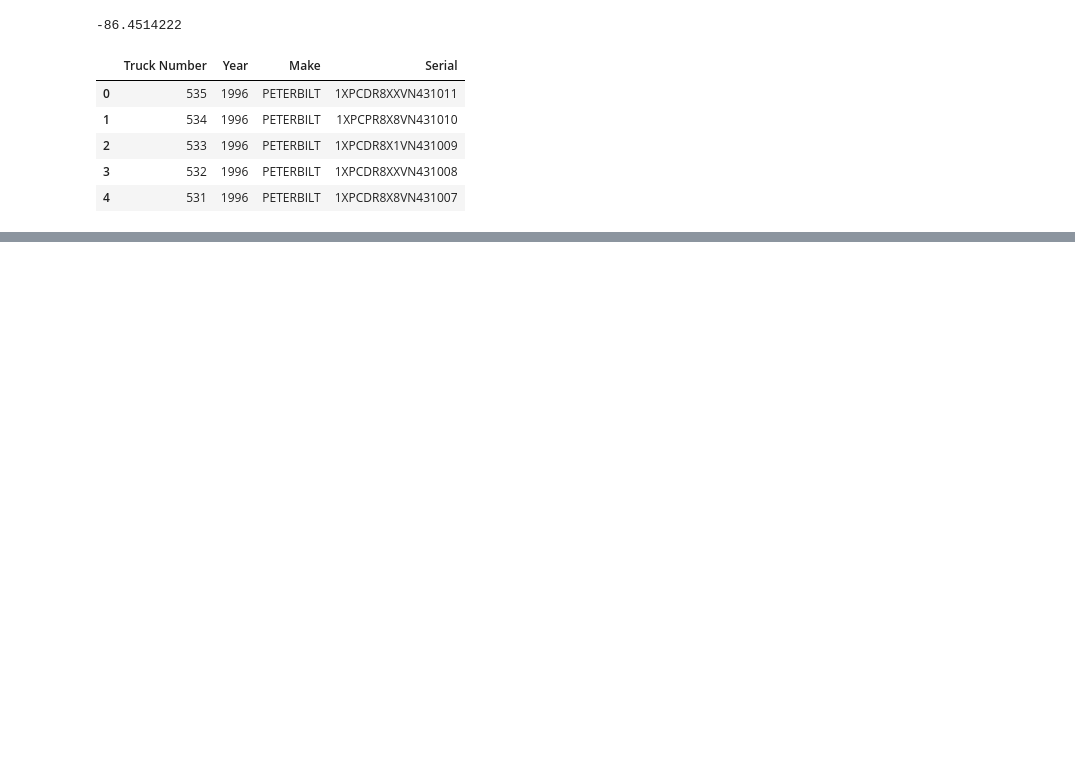
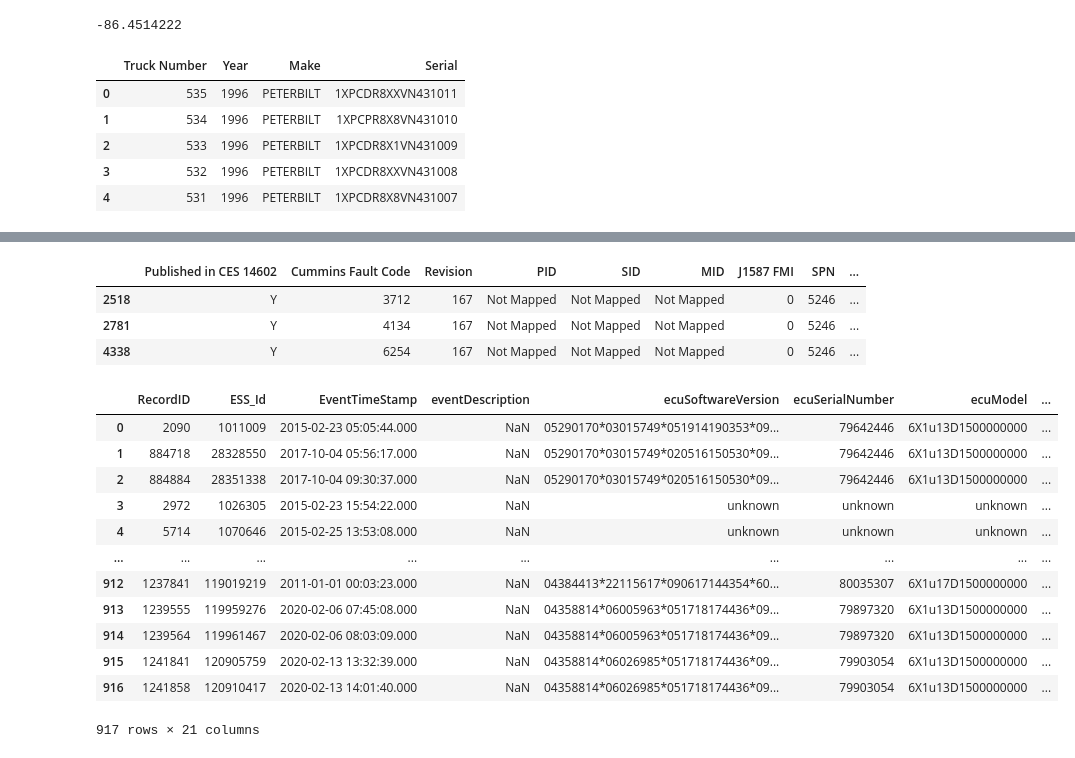
Before and after one commit to nss-data-science-cohort-5/big_g_express-roll_on_eighteen_wheelers, a Jupyter notebook: notebook.ipynb, the cells around one changed output, grey strips where cells are left out. Cells and saved outputs as stored; diff of their text form; code cells hidden in the pictures; blank space fills up the shorter version.

```diff
--- a/notebook.ipynb
+++ b/notebook.ipynb
@@ -123,0 +126,25 @@ sfc.head(25)
+# %%
+sfc[sfc['SPN'] == 5246]
+# %% [output]
+|  | Published in CES 14602 | Cummins Fault Code | Revision | PID | SID | MID | J1587 FMI | SPN | ... |
+| 2518 | Y | 3712 | 167 | Not Mapped | Not Mapped | Not Mapped | 0 | 5246 | ... |
+| 2781 | Y | 4134 | 167 | Not Mapped | Not Mapped | Not Mapped | 0 | 5246 | ... |
+| 4338 | Y | 6254 | 167 | Not Mapped | Not Mapped | Not Mapped | 0 | 5246 | ... |
+# %%
+joined_jf_vdod = jfaults.merge(vdod, on = 'Id', how='inner')
+# %%
+joined_jf_vdod
+# %% [output]
+|  | RecordID | ESS_Id | EventTimeStamp | eventDescription | ecuSoftwareVersion | ecuSerialNumber | ecuModel | ... |
+| 0 | 2090 | 1011009 | 2015-02-23 05:05:44.000 | NaN | 05290170*03015749*051914190353*09... | 79642446 | 6X1u13D1500000000 | ... |
+| 1 | 884718 | 28328550 | 2017-10-04 05:56:17.000 | NaN | 05290170*03015749*020516150530*09... | 79642446 | 6X1u13D1500000000 | ... |
+| 2 | 884884 | 28351338 | 2017-10-04 09:30:37.000 | NaN | 05290170*03015749*020516150530*09... | 79642446 | 6X1u13D1500000000 | ... |
+| 3 | 2972 | 1026305 | 2015-02-23 15:54:22.000 | NaN | unknown | unknown | unknown | ... |
+| 4 | 5714 | 1070646 | 2015-02-25 13:53:08.000 | NaN | unknown | unknown | unknown | ... |
+| ... | ... | ... | ... | ... | ... | ... | ... | ... |
+| 912 | 1237841 | 119019219 | 2011-01-01 00:03:23.000 | NaN | 04384413*22115617*090617144354*60... | 80035307 | 6X1u17D1500000000 | ... |
+| 913 | 1239555 | 119959276 | 2020-02-06 07:45:08.000 | NaN | 04358814*06005963*051718174436*09... | 79897320 | 6X1u13D1500000000 | ... |
+| 914 | 1239564 | 119961467 | 2020-02-06 08:03:09.000 | NaN | 04358814*06005963*051718174436*09... | 79897320 | 6X1u13D1500000000 | ... |
+| 915 | 1241841 | 120905759 | 2020-02-13 13:32:39.000 | NaN | 04358814*06026985*051718174436*09... | 79903054 | 6X1u13D1500000000 | ... |
+| 916 | 1241858 | 120910417 | 2020-02-13 14:01:40.000 | NaN | 04358814*06026985*051718174436*09... | 79903054 | 6X1u13D1500000000 | ... |
+917 rows × 21 columns
```
Also changed, not shown: parts of 12 cells of this notebook.
